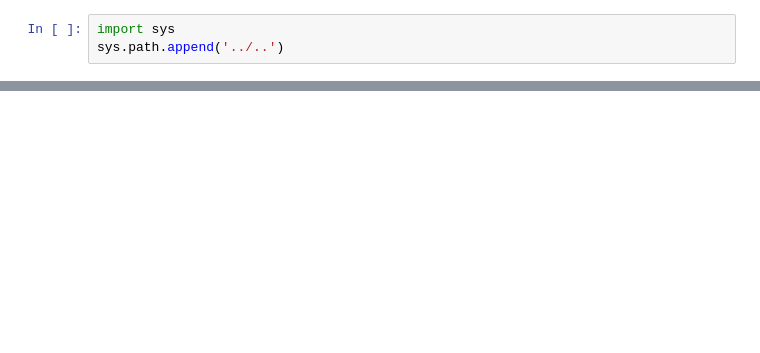
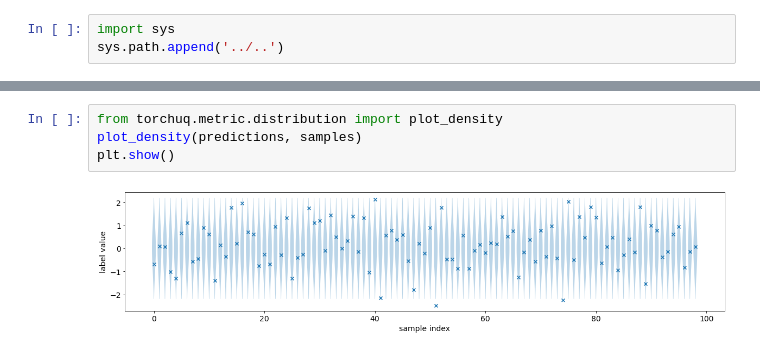
Before and after one commit to TorchUQ/torchuq, a Jupyter notebook: dev/metrics/distribution_unit.ipynb, the cells around one changed output, grey strips where cells are left out. Cells and saved outputs as stored; diff of their text form; blank space fills up the shorter version.

```diff
--- a/dev/metrics/distribution_unit.ipynb
+++ b/dev/metrics/distribution_unit.ipynb
@@ -30,0 +40,6 @@ tensor(0.7853)
+# %%
+from torchuq.metric.distribution import plot_density
+plot_density(predictions, samples)
+plt.show()
+# %% [output]
+[figure, added]
```
Also changed, not shown: parts of 2 cells of this notebook, 1 other file.
